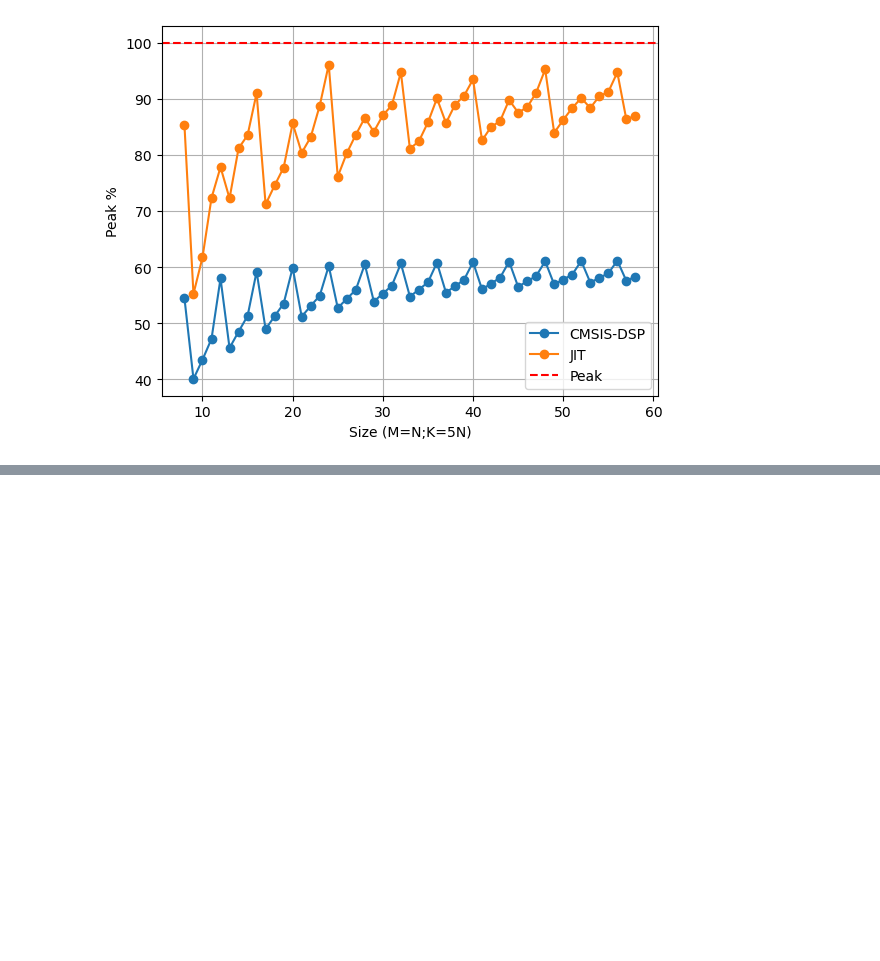
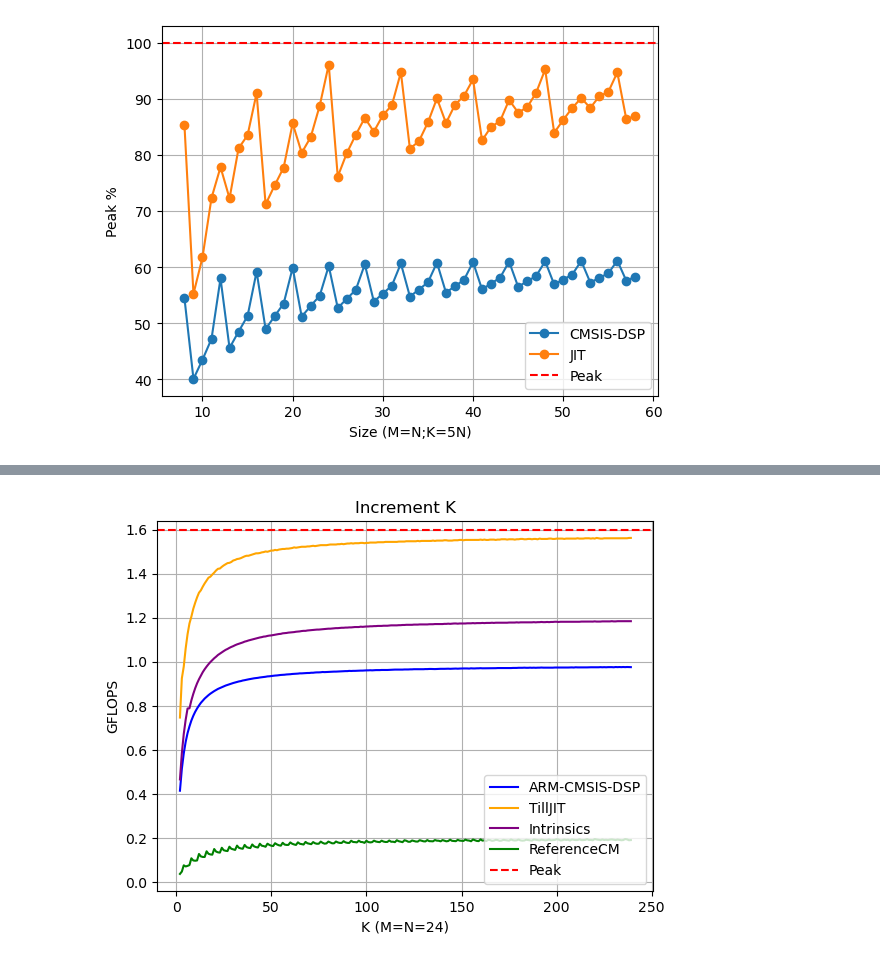
Before and after one commit to 01ill/e7-appkit-lab, a Jupyter notebook: results/jit/gemm_evaluation.ipynb, the cells around one changed output, grey strips where cells are left out. Drawn from its saved outputs; the diff is of its cells as text; code cells hidden in the pictures; blank space fills up the shorter version.

```diff
--- a/results/jit/gemm_evaluation.ipynb
+++ b/results/jit/gemm_evaluation.ipynb
@@ -3,6 +3,16 @@ import pandas as pd
 from matplotlib.ticker import ScalarFormatter
 import numpy as np
 import matplotlib.pyplot as plt
+# %%
+color_map = {
+    "ARM-CMSIS-DSP": "blue",
+    "CMSIS-DSP": "blue",
+    "TillJIT": "orange",
+    "JIT": "orange",
+    "ReferenceCM": "green",
+    "Peak": "red",
+    "Intrinsics": "purple"
+}
 # %%
 data = pd.read_csv('gemm_square_test1.csv', sep=";")
 data
@@ -185,0 +219,17 @@ See the caveats in the documentation: https://pandas.pydata.org/pandas-docs/stab
+# %%
+data = pd.read_csv('gemm_growing_k.csv', sep=";")
+data
+#plt.figure(figsize=(10, 6))
+for type_exec in data['Type'].unique():
+    subset = data[data['Type'] == type_exec]
+    plt.plot(subset['K'], subset['GFLOPS'], label=type_exec, color=color_map.get(type_exec, 'black'))
+
+plt.axhline(y=1.6, color='r', linestyle='--', label='Peak')
+plt.xlabel('K (M=N=24)')
+plt.ylabel('GFLOPS')
+plt.legend()
+plt.grid(True)
+plt.title("Increment K")
+plt.show()
+# %% [output]
+[figure, added]
```
Also changed, not shown: parts of 9 cells of this notebook, 12 other files.
